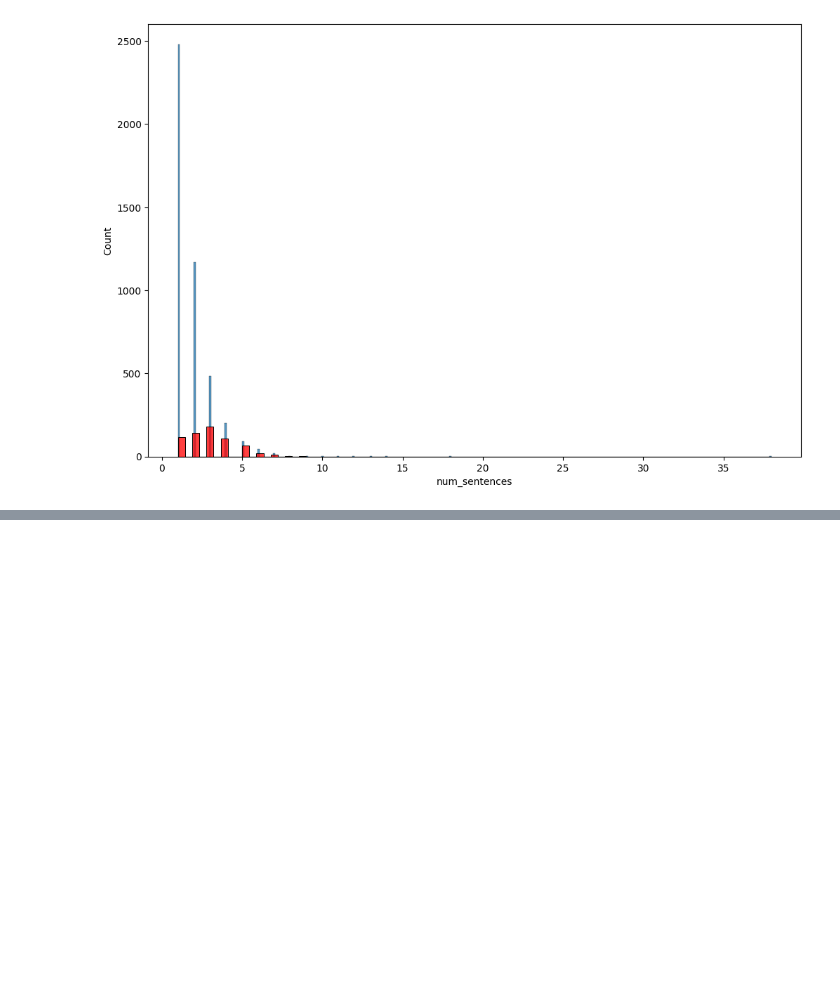
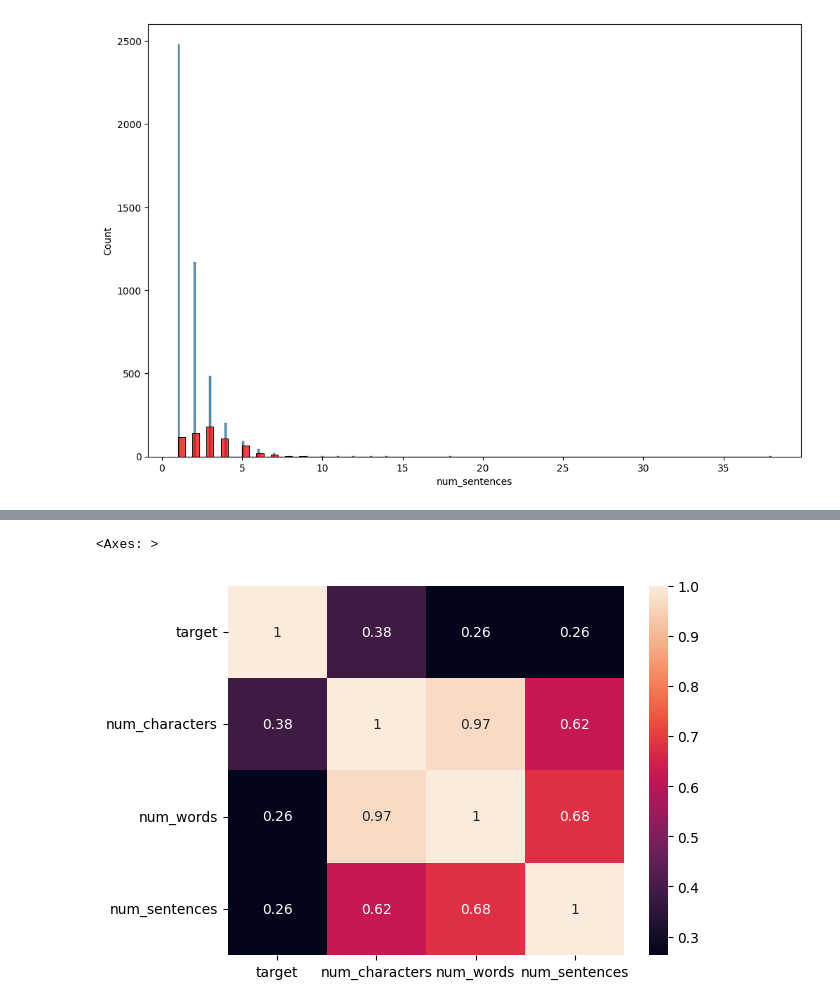
Before and after one commit to rakshamishra54/Spam-mail-SMS-classifier, a Jupyter notebook: spam-classifier.ipynb, the cells around one changed output, grey strips where cells are left out. Saved outputs shown, nothing was run; the diff lists cells and outputs as text; code cells hidden in the pictures; blank space fills up the shorter version.

```diff
--- a/spam-classifier.ipynb
+++ b/spam-classifier.ipynb
@@ -264,0 +271,5 @@ sns.histplot(df[df['target']==1]['num_sentences'] , color='red')
+# %%
+sns.heatmap(df.corr(numeric_only=True), annot=True)
+# %% [output]
+<Axes: >
+[figure, added]
```
Also changed, not shown: parts of 55 cells of this notebook.
